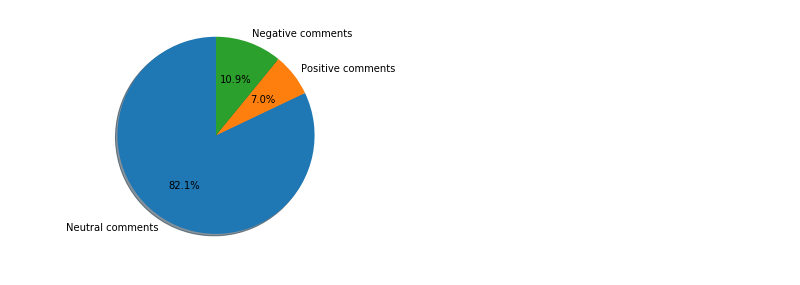
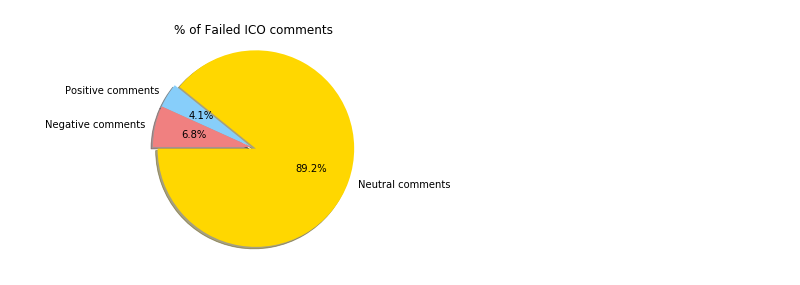
Before and after one commit to xprntl/ucb-da-project-1, a Jupyter notebook: Reddit_Sentiment_Analysis.ipynb, the cells around one changed output. Drawn from its saved outputs; the diff is of its cells as text; code cells hidden in the pictures.

Commit message:
Updated Reddit Analysis to match Twitter Analysis

```diff
--- a/Reddit_Sentiment_Analysis.ipynb
+++ b/Reddit_Sentiment_Analysis.ipynb
@@ -10,5 +10,5 @@ analyzer = SentimentIntensityAnalyzer()
 # %%
-File = pd.read_csv('Reddit_Comments.csv')
+File = pd.read_csv('Reddit_Comments.csv', encoding = "ISO-8859-1")
 # %%
 File["Compound"] = ""
 File["Postivity"] = ""
@@ -82,0 +56,4 @@ plt.show()
+# %%
+Success = File[File['Status'] == 'Successful'].sample(n=1000)
+Mid_Success = File[File['Status'] == 'Mid'].sample(n=1000)
+Failure = File[File['Status'] == 'Failure'].sample(n=150)
@@ -96,19 +240,29 @@ plt.show()
 # %%
-positive_polarity = [p for p in File['Postivity'] if p>0.5]
-negative_polarity = [n for n in File['Negativity'] if n<0.5]
-neutral_polarity = [r for r in File['Neutral'] if r==0]
+positive_polarity = [p for p in Failure['Postivity'] if p>0.5]
+negative_polarity = [n for n in Failure['Negativity'] if n<0.5]
+neutral_polarity = [r for r in Failure['Neutral'] if r==0]
+
 
 total_size = len(positive_polarity) + len(negative_polarity) + len(neutral_polarity)
 n_size = len(negative_polarity)/total_size
 p_size = len(positive_polarity)/total_size
 r_size = len(neutral_polarity)/total_size
 
+
 labels = ['Neutral comments', 'Positive comments', 'Negative comments']
 sizes = [r_size, p_size, n_size]
 fig1, ax1 = plt.subplots()
-ax1.pie(sizes, labels=labels, autopct='%1.1f%%',
-        shadow=True, startangle=90)
+ax1.pie(sizes,explode = explode ,
+                              labels = labels,
+                              colors=colors,
+                              autopct="%1.1f%%",
+                              shadow=True,
+                              wedgeprops = {'linewidth': 0.8},
+                              startangle=180,
+                              radius = 1.0)
 ax1.axis('equal')
+ax1.set_title("% of Failed ICO comments")
+
 plt.show()
 # %% [output]
-[figure, old version]
+[figure, new version]
```
Also changed, not shown: parts of 17 cells of this notebook, 1 other file.
